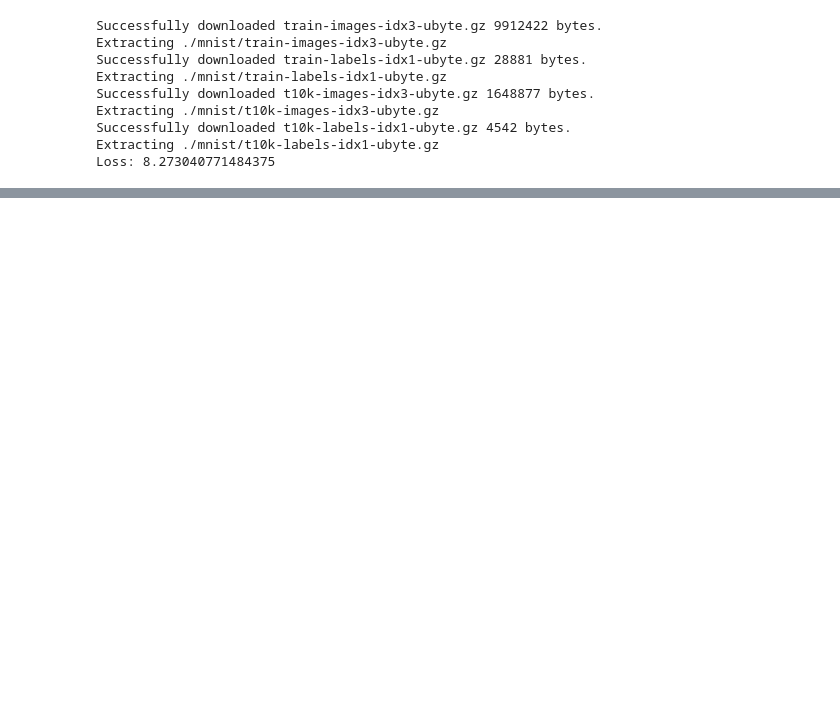
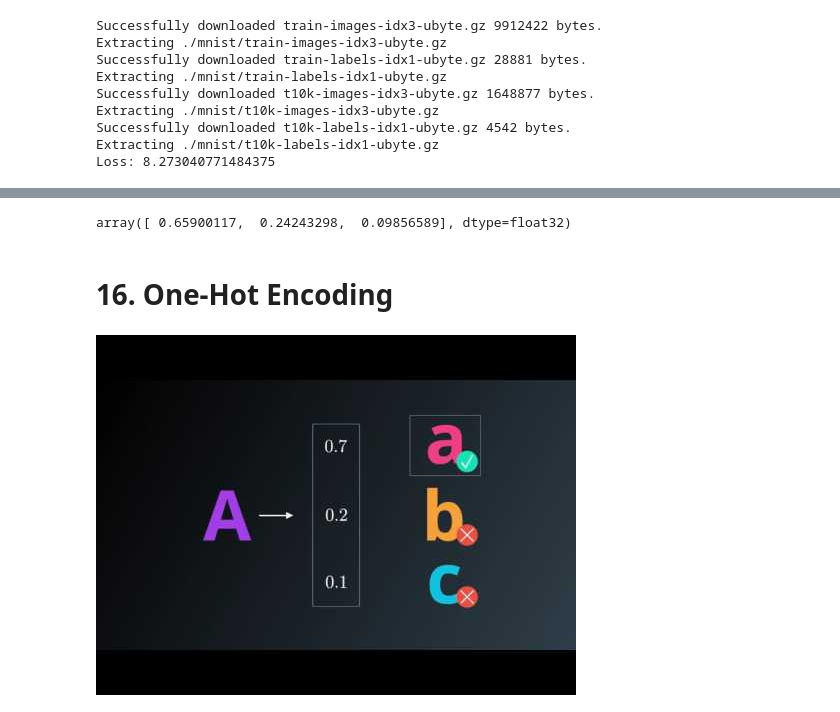
Before and after one commit to CryptoBagsJr/udacity_lecture_compilation, a Jupyter notebook: self-driving-car/Term1/Lesson6-Introduction to Tensorflow/Lesson6-Introduction to TensorFlow.ipynb, the cells around one changed output, grey strips where cells are left out. Saved outputs shown, nothing was run; the diff lists cells and outputs as text; code cells hidden in the pictures; blank space fills up the shorter version.

```diff
--- a/self-driving-car/Term1/Lesson6-Introduction to Tensorflow/Lesson6-Introduction to TensorFlow.ipynb
+++ b/self-driving-car/Term1/Lesson6-Introduction to Tensorflow/Lesson6-Introduction to TensorFlow.ipynb
@@ -508,0 +592,28 @@ Loss: 8.273040771484375
+# %%
+# Solution is available in the other "solution.py" tab
+import tensorflow as tf
+
+
+def run():
+    output = None
+    logit_data = [2.0, 1.0, 0.1]
+    logits = tf.placeholder(tf.float32)
+
+    # TODO: Calculate the softmax of the logits
+    softmax = tf.nn.softmax(logits)
+
+    with tf.Session() as sess:
+        # TODO: Feed in the logit data
+        output = sess.run(softmax, feed_dict={logits: logit_data}   )
+
+    return output
+
+run()
+# %% [output]
+array([ 0.65900117,  0.24243298,  0.09856589], dtype=float32)
+# %% [markdown]
+# 16. One-Hot Encoding
+# %%
+YouTubeVideo('phYsxqlilUk', width=720, height=400)
+# %% [output]
+[figure, added]
```
Also changed, not shown: parts of 61 cells of this notebook, 5 other files.
